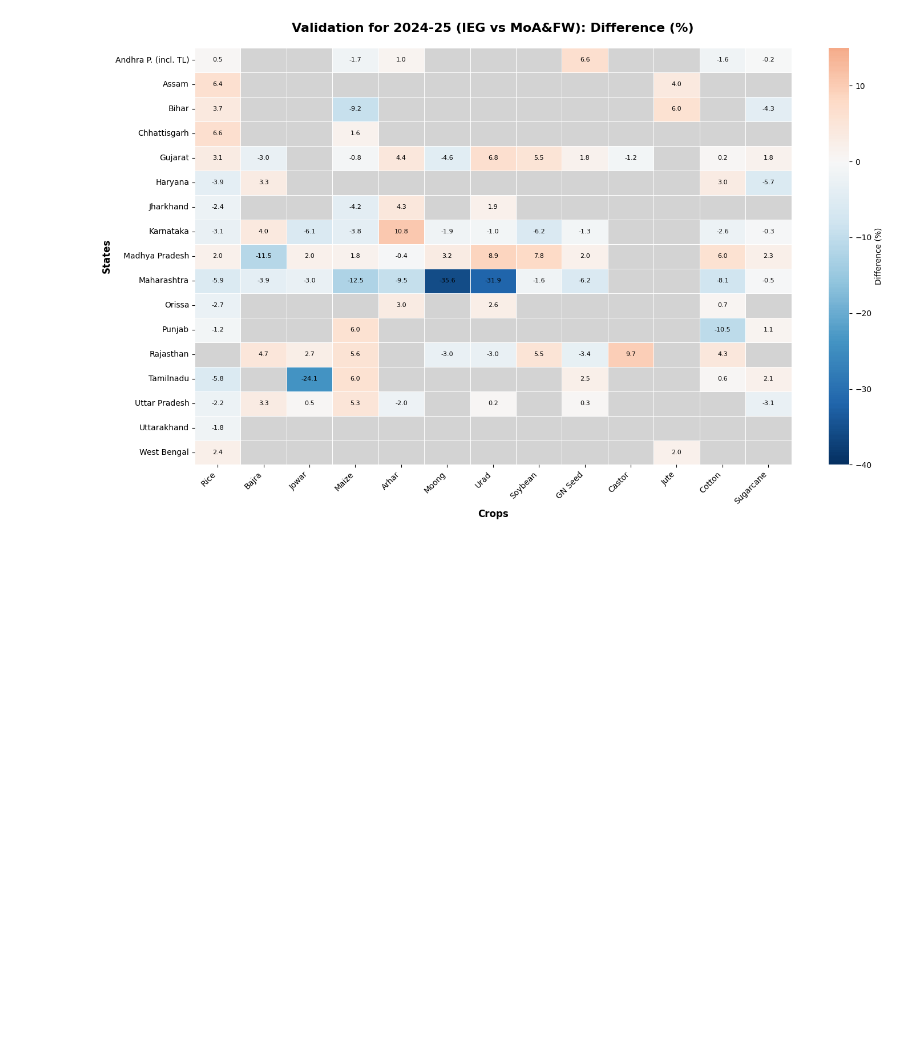
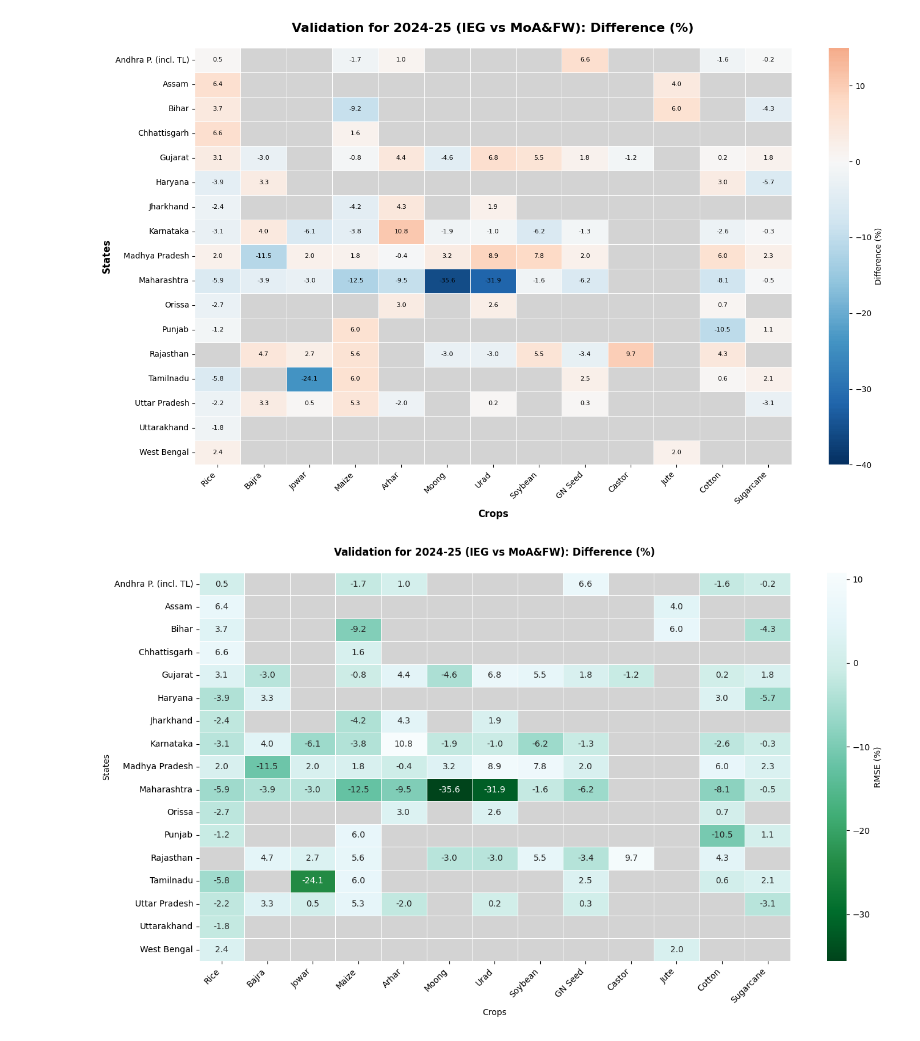
Before and after one commit to RajeshworM/Yield_Modelling_Automation, a Jupyter notebook: %Difference_Table.ipynb, the cells around one changed output. Saved outputs shown, nothing was run; the diff lists cells and outputs as text; code cells hidden in the pictures; blank space fills up the shorter version.

```diff
--- a/%Difference_Table.ipynb
+++ b/%Difference_Table.ipynb
@@ -326,3 +326,59 @@ plt.tight_layout()
 plt.show()
 # %% [output]
 [figure]
+# %%
+import pandas as pd
+import matplotlib.pyplot as plt
+import seaborn as sns
+import numpy as np
+
+# --- your data ---
+data = {
+    "States": [
+        "Andhra P. (incl. TL)", "Assam", "Bihar", "Chhattisgarh", "Gujarat", "Haryana",
+        "Jharkhand", "Karnataka", "Madhya Pradesh", "Maharashtra", "Orissa", "Punjab",
+        "Rajasthan", "Tamilnadu", "Uttar Pradesh", "Uttarakhand", "West Bengal"
+    ],
+    "Rice": [0.5, 6.4, 3.7, 6.6, 3.1, -3.9, -2.4, -3.1, 2.0, -5.9, -2.7, -1.2, np.nan, -5.8, -2.2, -1.8, 2.4],
+    "Bajra": [np.nan, np.nan, np.nan, np.nan, -3.0, 3.3, np.nan, 4.0, -11.5, -3.9, np.nan, np.nan, 4.7, np.nan, 3.3, np.nan, np.nan],
+    "Jowar": [np.nan, np.nan, np.nan, np.nan, np.nan, np.nan, np.nan, -6.1, 2.0, -3.0, np.nan, np.nan, 2.7, -24.1, 0.5, np.nan, np.nan],
+    "Maize": [-1.7, np.nan, -9.2, 1.6, -0.8, np.nan, -4.2, -3.8, 1.8, -12.5, np.nan, 6.0, 5.6, 6.0, 5.3, np.nan, np.nan],
+    "Arhar": [1.0, np.nan, np.nan, np.nan, 4.4, np.nan, 4.3, 10.8, -0.4, -9.5, 3.0, np.nan, np.nan, np.nan, -2.0, np.nan, np.nan],
+    "Moong": [np.nan, np.nan, np.nan, np.nan, -4.6, np.nan, np.nan, -1.9, 3.2, -35.6, np.nan, np.nan, -3.0, np.nan, np.nan, np.nan, np.nan],
+    "Urad": [np.nan, np.nan, np.nan, np.nan, 6.8, np.nan, 1.9, -1.0, 8.9, -31.9, 2.6, np.nan, -3.0, np.nan, 0.2, np.nan, np.nan],
+    "Soybean": [np.nan, np.nan, np.nan, np.nan, 5.5, np.nan, np.nan, -6.2, 7.8, -1.6, np.nan, np.nan, 5.5, np.nan, np.nan, np.nan, np.nan],
+    "GN Seed": [6.6, np.nan, np.nan, np.nan, 1.8, np.nan, np.nan, -1.3, 2.0, -6.2, np.nan, np.nan, -3.4, 2.5, 0.3, np.nan, np.nan],
+    "Castor": [np.nan, np.nan, np.nan, np.nan, -1.2, np.nan, np.nan, np.nan, np.nan, np.nan, np.nan, np.nan, 9.7, np.nan, np.nan, np.nan, np.nan],
+    "Jute": [np.nan, 4, 6, np.nan, np.nan, np.nan, np.nan, np.nan, np.nan, np.nan, np.nan, np.nan, np.nan, np.nan, np.nan, np.nan, 2],
+    "Cotton": [-1.6, np.nan, np.nan, np.nan, 0.2, 3.0, np.nan, -2.6, 6.0, -8.1, 0.7, -10.5, 4.3, 0.6, np.nan, np.nan, np.nan],
+    "Sugarcane": [-0.2, np.nan, -4.3, np.nan, 1.8, -5.7, np.nan, -0.3, 2.3, -0.5, np.nan, 1.1, np.nan, 2.1, -3.1, np.nan, np.nan]
+}
+df = pd.DataFrame(data).set_index("States")
+
+# --- build heatmap ---
+plt.figure(figsize=(14, 8))
+
+# colormap yellow -> red
+cmap = sns.color_palette("BuGn_r", as_cmap=True)
+cmap.set_bad(color="lightgrey")  # grey for NaN
+
+sns.heatmap(
+    df, annot=True, fmt=".1f", cmap=cmap,
+    cbar_kws={'label': 'RMSE (%)'},
+    linewidths=0.5, linecolor='white'   # thin white grid lines
+)
+
+# Titles
+plt.title("Validation for 2024-25 (IEG vs MoA&FW): Difference (%)",
+          fontsize=12, weight='bold', pad=20)
+
+# Labels
+plt.xlabel("Crops")
+plt.ylabel("States")
+plt.xticks(rotation=45, ha='right')
+plt.yticks(rotation=0)
+
+plt.tight_layout()
+plt.show()
+# %% [output]
+[figure, added]
```
Also changed, not shown: parts of 2 cells of this notebook.
